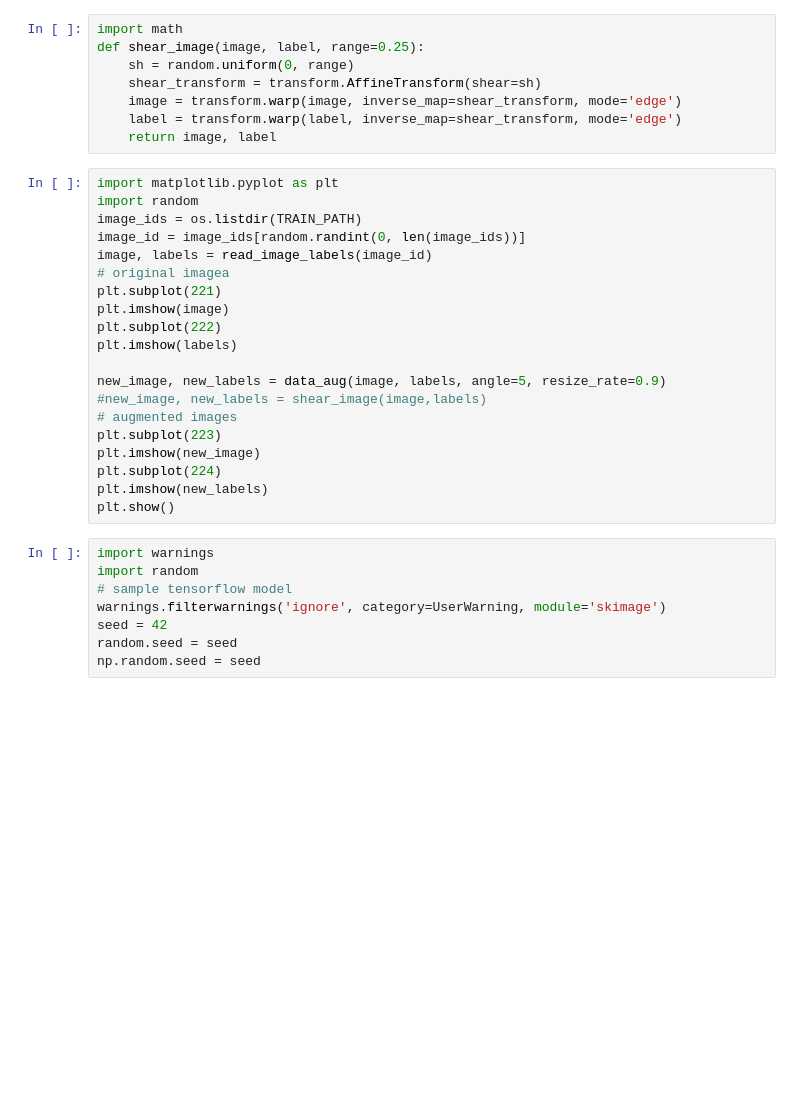
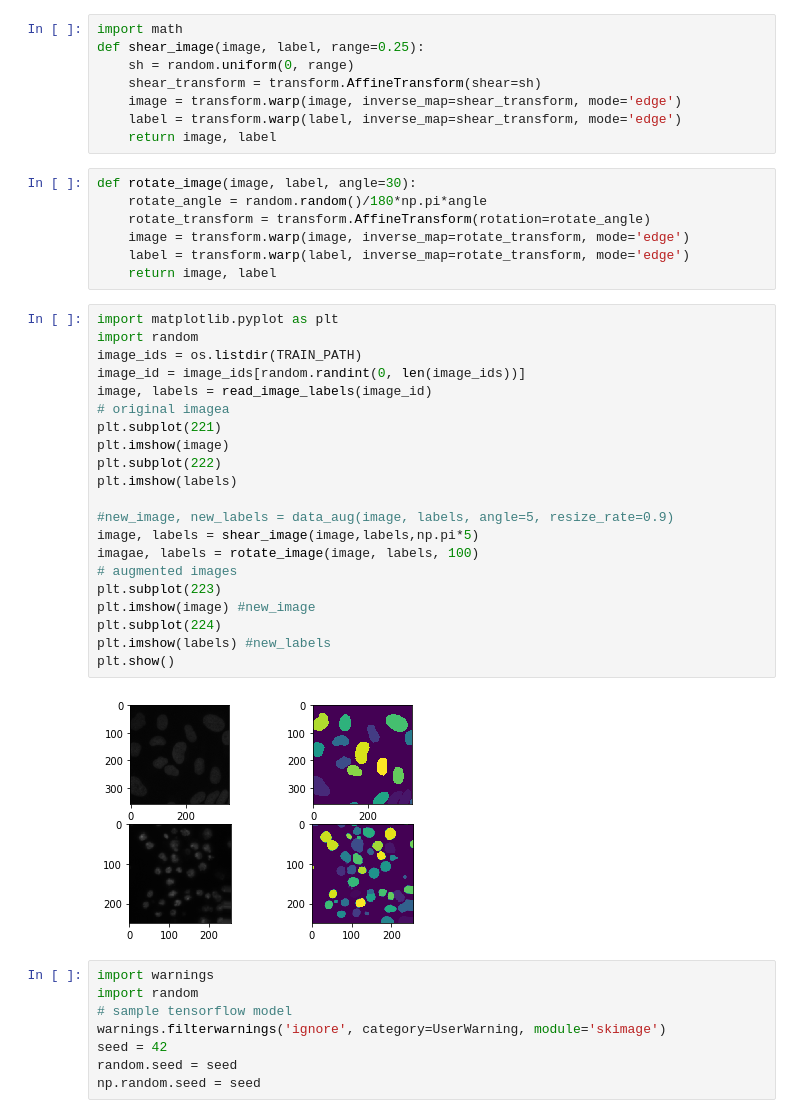
Before and after one commit to KendallPark/nuclei, a Jupyter notebook: will-data-aug/notebook1.ipynb, the cells around one changed output. Cells and saved outputs as stored; diff of their text form; blank space fills up the shorter version.

Commit message:
rotation

```diff
--- a/will-data-aug/notebook1.ipynb
+++ b/will-data-aug/notebook1.ipynb
@@ -54,26 +54,36 @@ def shear_image(image, label, range=0.25):
     image = transform.warp(image, inverse_map=shear_transform, mode='edge')
     label = transform.warp(label, inverse_map=shear_transform, mode='edge')
     return image, label
+# %%
+def rotate_image(image, label, angle=30):
+    rotate_angle = random.random()/180*np.pi*angle
+    rotate_transform = transform.AffineTransform(rotation=rotate_angle)
+    image = transform.warp(image, inverse_map=rotate_transform, mode='edge')
+    label = transform.warp(label, inverse_map=rotate_transform, mode='edge')
+    return image, label
 # %%
 import matplotlib.pyplot as plt
 import random
 image_ids = os.listdir(TRAIN_PATH)
 image_id = image_ids[random.randint(0, len(image_ids))]
 image, labels = read_image_labels(image_id)
 # original imagea
 plt.subplot(221)
 plt.imshow(image)
 plt.subplot(222)
 plt.imshow(labels)
 
-new_image, new_labels = data_aug(image, labels, angle=5, resize_rate=0.9)
-#new_image, new_labels = shear_image(image,labels)
+#new_image, new_labels = data_aug(image, labels, angle=5, resize_rate=0.9)
+image, labels = shear_image(image,labels,np.pi*5)
+imagae, labels = rotate_image(image, labels, 100)
 # augmented images
 plt.subplot(223)
-plt.imshow(new_image)
+plt.imshow(image) #new_image
 plt.subplot(224)
-plt.imshow(new_labels)
+plt.imshow(labels) #new_labels
 plt.show()
+# %% [output]
+[figure, added]
 # %%
 import warnings
 import random
```
